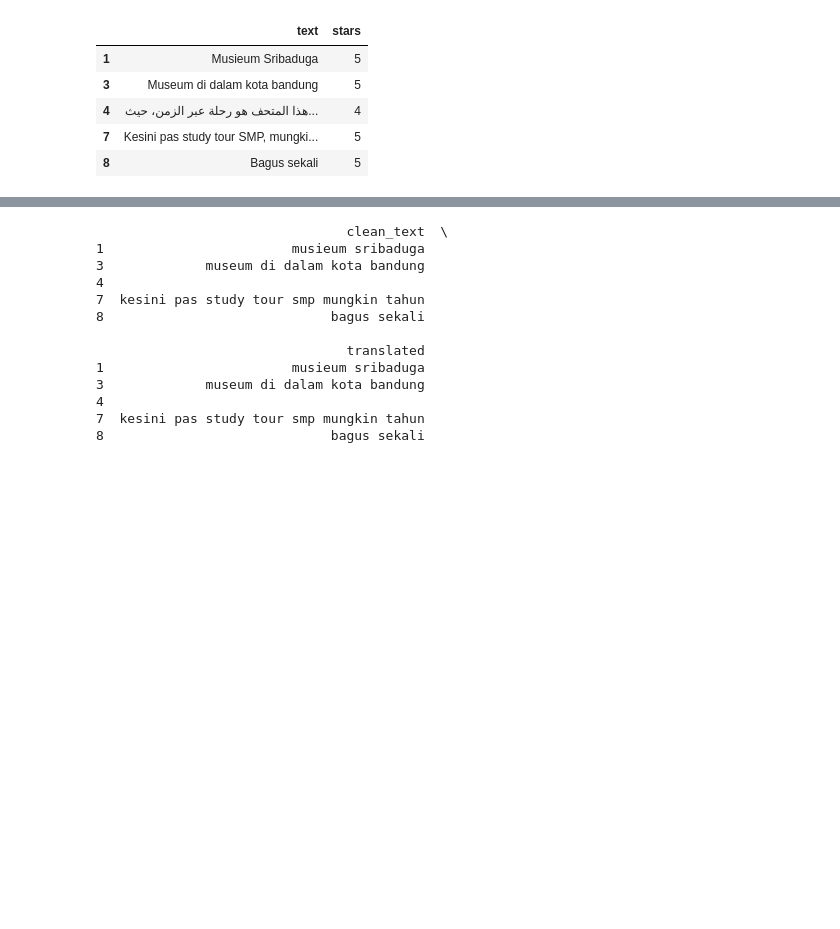
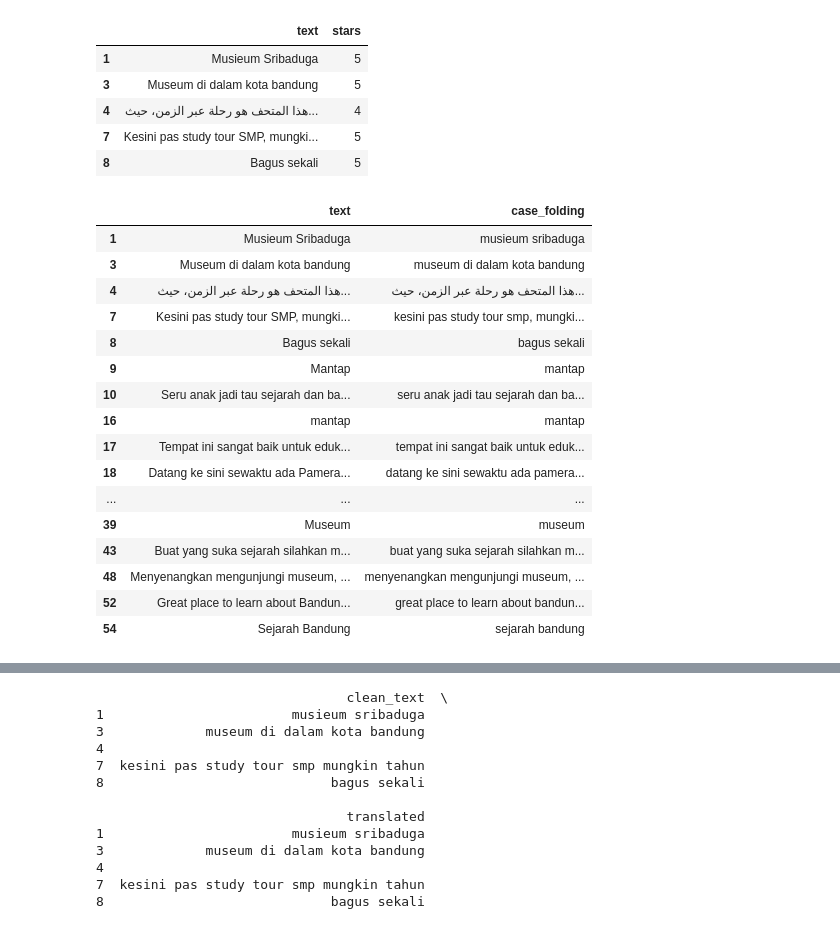
Before and after one commit to deviwlndr/analisis_sentimen, a Jupyter notebook: analisis_sentimen.ipynb, the cells around one changed output, grey strips where cells are left out. Cells and saved outputs as stored; diff of their text form; code cells hidden in the pictures; blank space fills up the shorter version.

```diff
--- a/analisis_sentimen.ipynb
+++ b/analisis_sentimen.ipynb
@@ -89,6 +91,26 @@ def case_folding(text):
     return text.lower()
 # %%
 df['case_folding'] = df['text'].apply(case_folding)
+# %%
+df[["text", "case_folding"]].head(20)
+# %% [output]
+|  | text | case_folding |
+| 1 | Musieum Sribaduga | musieum sribaduga |
+| 3 | Museum di dalam kota bandung | museum di dalam kota bandung |
+| 4 | هذا المتحف هو رحلة عبر الزمن، حيث... | هذا المتحف هو رحلة عبر الزمن، حيث... |
+| 7 | Kesini pas study tour SMP, mungki... | kesini pas study tour smp, mungki... |
+| 8 | Bagus sekali | bagus sekali |
+| 9 | Mantap | mantap |
+| 10 | Seru anak jadi tau sejarah dan ba... | seru anak jadi tau sejarah dan ba... |
+| 16 | mantap | mantap |
+| 17 | Tempat ini sangat baik untuk eduk... | tempat ini sangat baik untuk eduk... |
+| 18 | Datang ke sini sewaktu ada Pamera... | datang ke sini sewaktu ada pamera... |
+| ... | ... | ... |
+| 39 | Museum | museum |
+| 43 | Buat yang suka sejarah silahkan m... | buat yang suka sejarah silahkan m... |
+| 48 | Menyenangkan mengunjungi museum, ... | menyenangkan mengunjungi museum, ... |
+| 52 | Great place to learn about Bandun... | great place to learn about bandun... |
+| 54 | Sejarah Bandung | sejarah bandung |
 # %%
 # 3. CHARACTER FILTERING
 # Menghapus angka, emoji, tanda baca, URL
```
Also changed, not shown: parts of 41 cells of this notebook.
